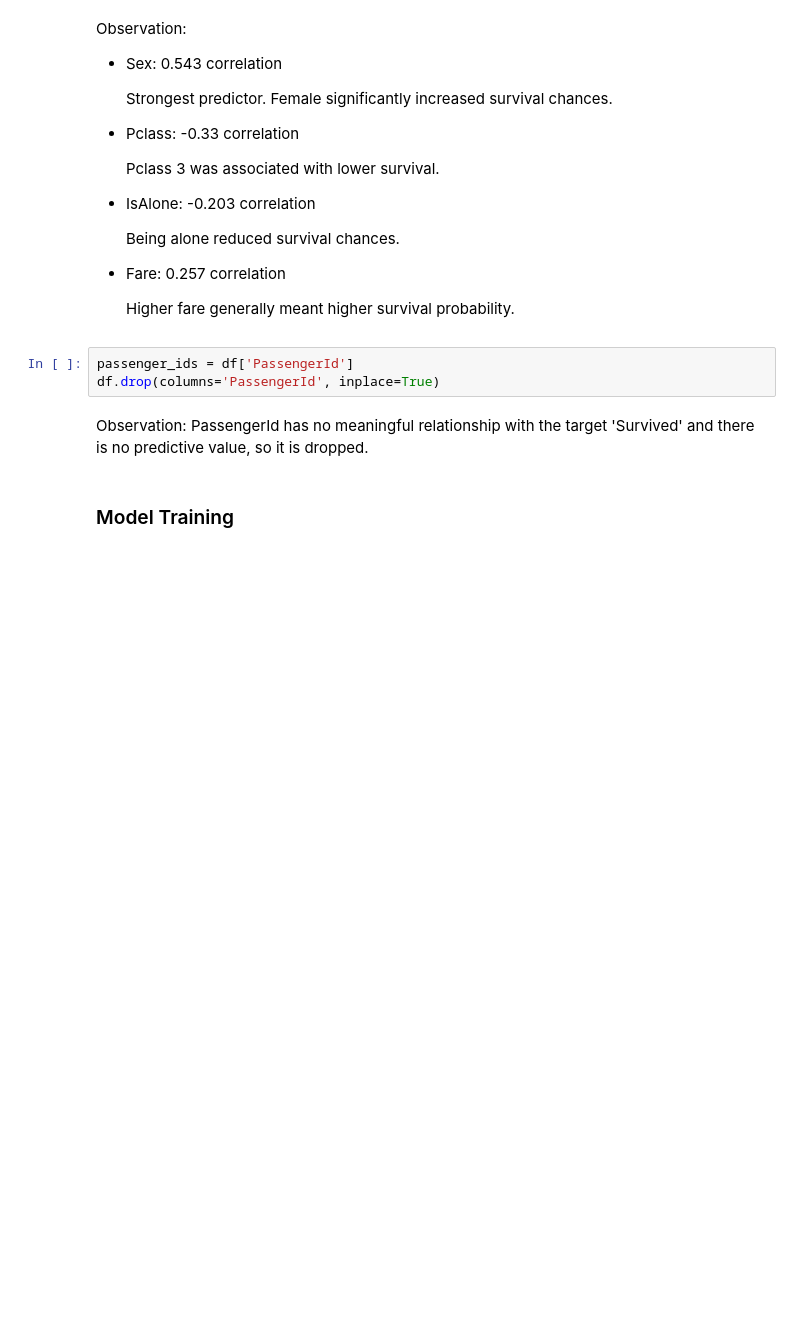
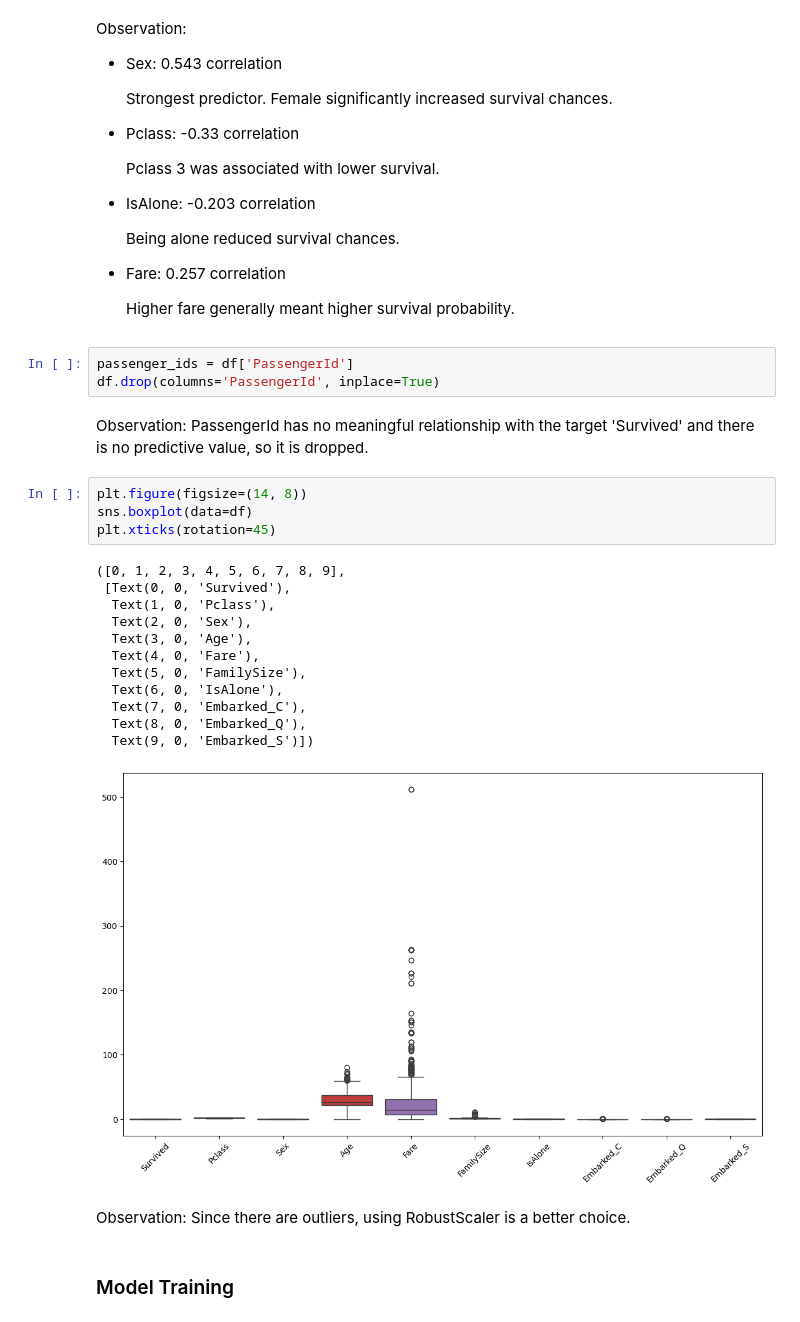
Before and after one commit to Graceyujung/Kaggle, a Jupyter notebook: Kaggle/titanic/titanic.ipynb, the cells around one changed output. Drawn from its saved outputs; the diff is of its cells as text; blank space fills up the shorter version.

```diff
--- a/Kaggle/titanic/titanic.ipynb
+++ b/Kaggle/titanic/titanic.ipynb
@@ -356,6 +348,25 @@ passenger_ids = df['PassengerId']
 df.drop(columns='PassengerId', inplace=True)
 # %% [markdown]
 Observation: PassengerId has no meaningful relationship with the target 'Survived' and there is no predictive value, so it is dropped.
+# %%
+plt.figure(figsize=(14, 8))
+sns.boxplot(data=df)
+plt.xticks(rotation=45)
+# %% [output]
+([0, 1, 2, 3, 4, 5, 6, 7, 8, 9],
+ [Text(0, 0, 'Survived'),
+  Text(1, 0, 'Pclass'),
+  Text(2, 0, 'Sex'),
+  Text(3, 0, 'Age'),
+  Text(4, 0, 'Fare'),
+  Text(5, 0, 'FamilySize'),
+  Text(6, 0, 'IsAlone'),
+  Text(7, 0, 'Embarked_C'),
+  Text(8, 0, 'Embarked_Q'),
+  Text(9, 0, 'Embarked_S')])
+[figure, added]
+# %% [markdown]
+Observation: Since there are outliers, using RobustScaler is a better choice.
 # %% [markdown]
 ### Model Training
 # %%
```
Also changed, not shown: parts of 54 cells of this notebook.
